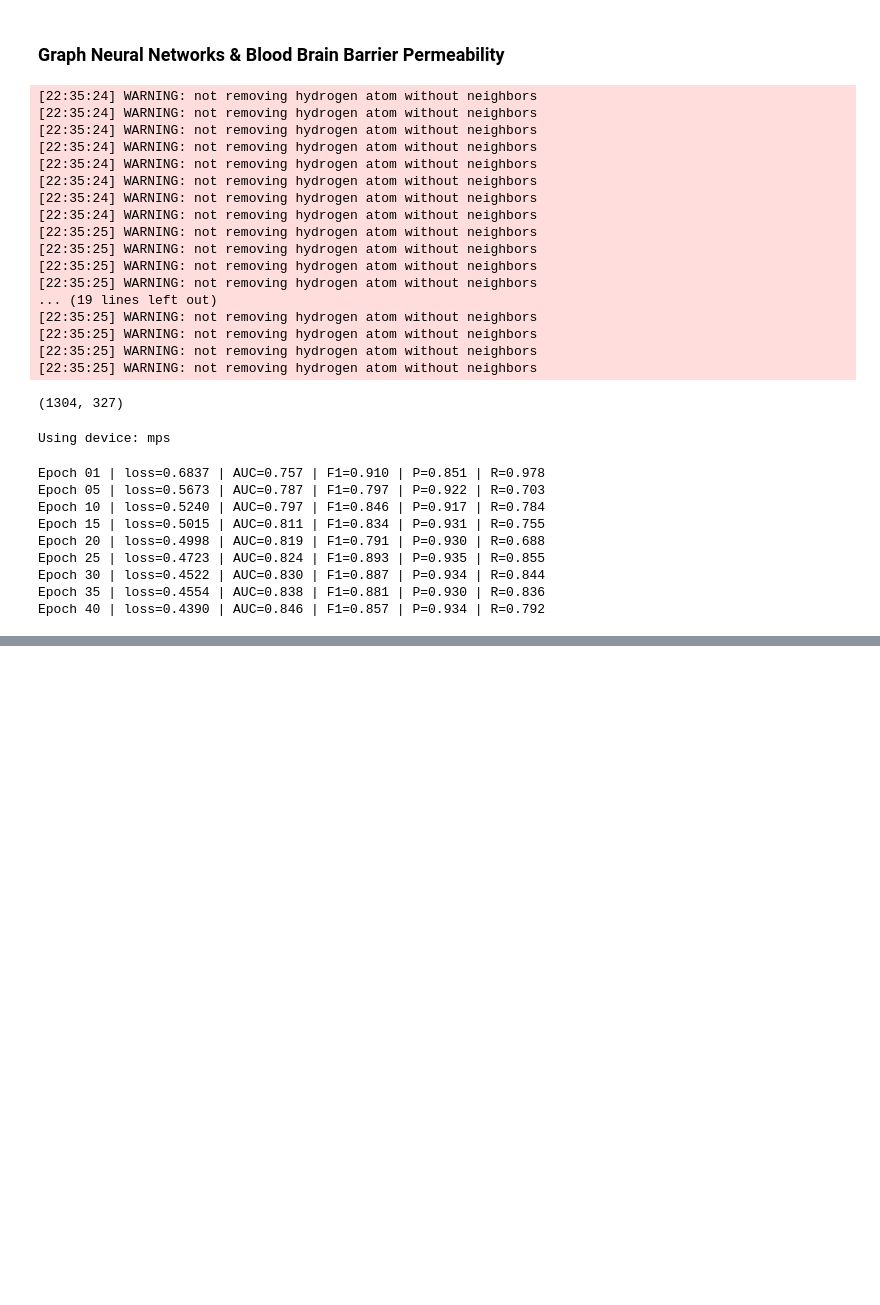
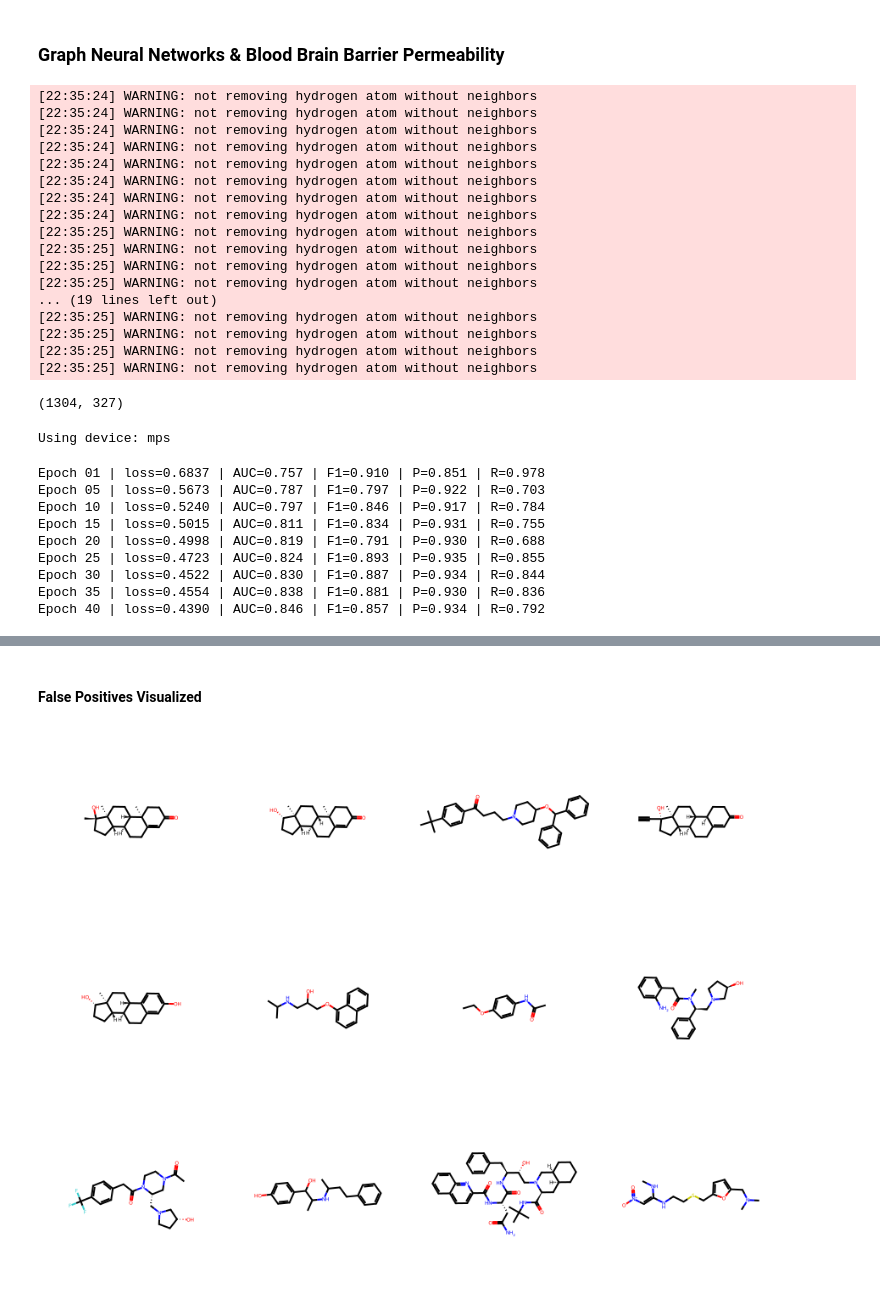
Before and after one commit to moraditya/neuro-natural-bbbp, a Jupyter notebook: notebooks/03_gnn_bbbp.ipynb, the cells around one changed output, grey strips where cells are left out. Saved outputs shown, nothing was run; the diff lists cells and outputs as text; code cells hidden in the pictures; blank space fills up the shorter version.

```diff
--- a/notebooks/03_gnn_bbbp.ipynb
+++ b/notebooks/03_gnn_bbbp.ipynb
@@ -131,0 +172,10 @@ Epoch 40 | loss=0.4390 | AUC=0.846 | F1=0.857 | P=0.934 | R=0.792
+# %%
+results = pd.DataFrame({
+    "idx": idxs,
+    "true": y_true,
+    "pred": y_pred,
+    "prob": y_prob,
+})
+
+results["correct"] = results["true"] == results["pred"]
+results.head()
@@ -131,0 +189,6 @@ Epoch 40 | loss=0.4390 | AUC=0.846 | F1=0.857 | P=0.934 | R=0.792
+# %%
+false_pos = results[(results["true"] == 0) & (results["pred"] == 1)]
+false_neg = results[(results["true"] == 1) & (results["pred"] == 0)]
+
+print("False positives:", len(false_pos))
+print("False negatives:", len(false_neg))
@@ -131,0 +198,15 @@ Epoch 40 | loss=0.4390 | AUC=0.846 | F1=0.857 | P=0.934 | R=0.792
+# %%
+# map misclassified molecules back to the original DF
+
+# sort by confidence (probability) within misclassified sets
+false_pos_sorted = false_pos.sort_values("prob", ascending=False)    # confident but wrong 1's
+false_neg_sorted = false_neg.sort_values("prob", ascending=True)     # confident it's 0 but true is 1
+
+# take top 12 of each
+fp_top = false_pos_sorted.head(12)
+fn_top = false_neg_sorted.head(12)
+
+fp_df = df.loc[fp_top["idx"]]
+fn_df = df.loc[fn_top["idx"]]
+
+fp_df[["smiles", "permeable", "mol_wt", "logp", "tpsa", "qed"]].head()
@@ -131,0 +220,12 @@ Epoch 40 | loss=0.4390 | AUC=0.846 | F1=0.857 | P=0.934 | R=0.792
+# %% [markdown]
+#### False Positives Visualized
+# %%
+from rdkit import Chem
+from rdkit.Chem import Draw
+
+# False positives: predicted permeable (1) but actually non-permeable (0)
+fp_mols = [Chem.MolFromSmiles(s) for s in fp_df["smiles"]]
+fp_grid = Draw.MolsToGridImage(fp_mols, molsPerRow=4, subImgSize=(220, 220))
+fp_grid
+# %% [output]
+[figure, added]
```
Also changed, not shown: parts of 9 cells of this notebook, 5 other files.
